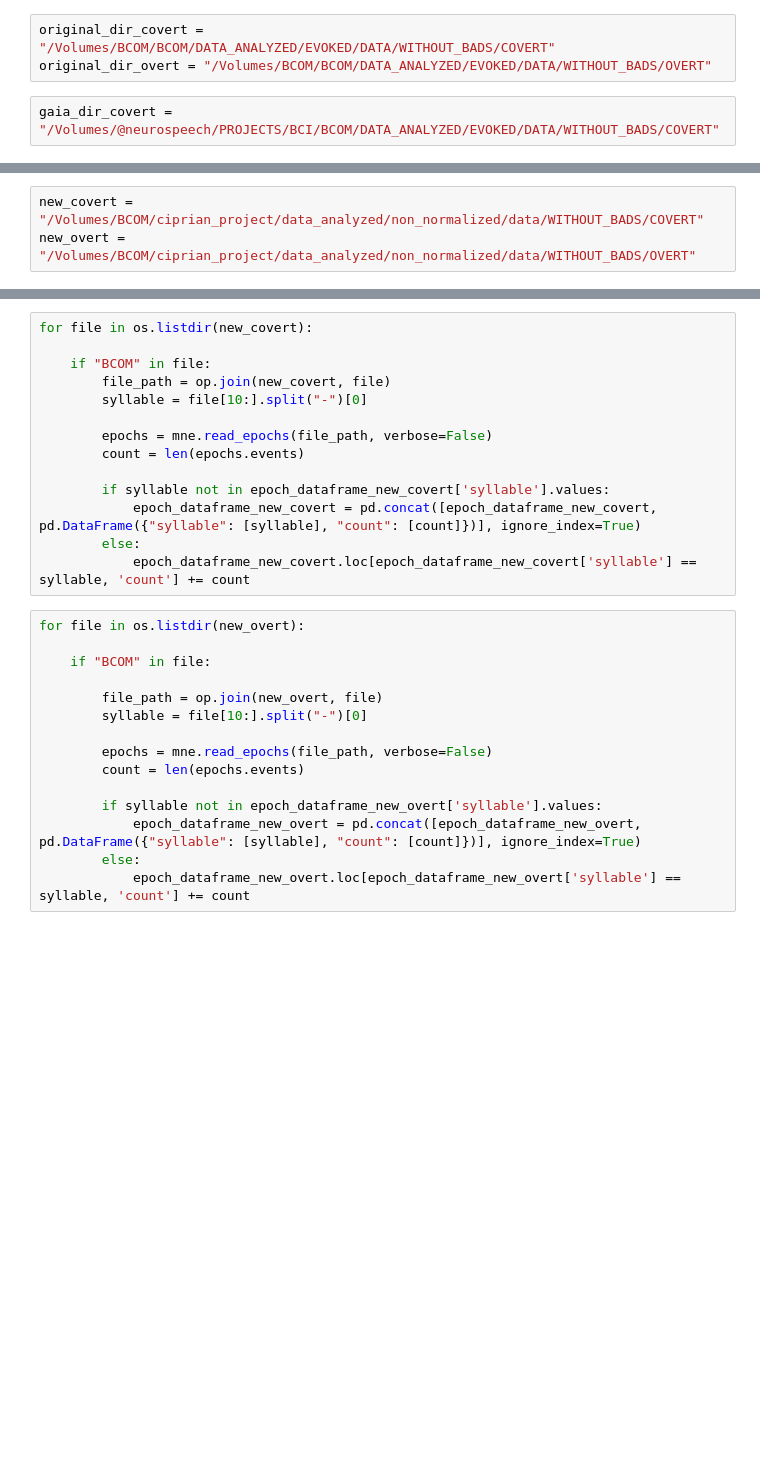
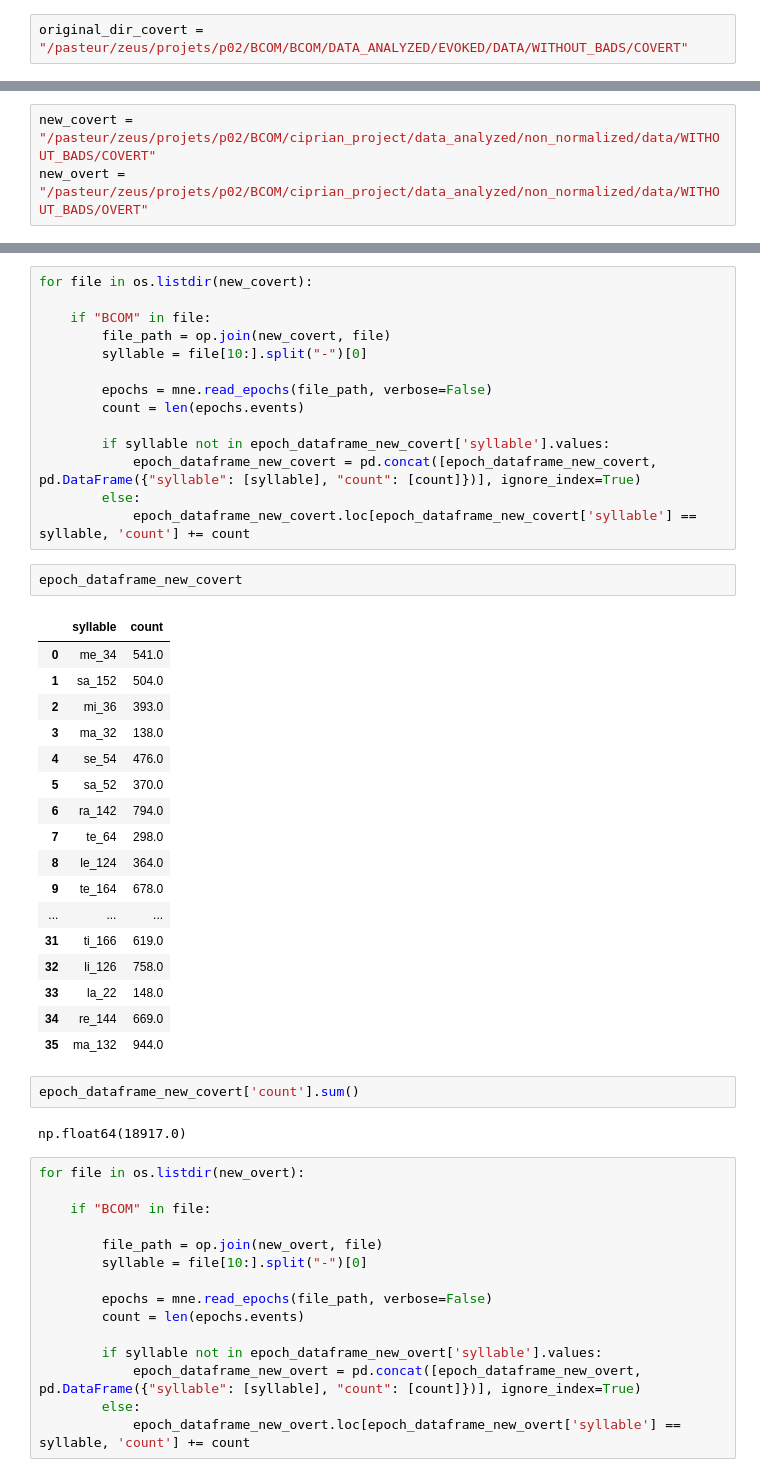
Before and after one commit to CEBangu/MEG-Decoding, a Jupyter notebook: epoch_integrity.ipynb, the cells around one changed output, grey strips where cells are left out. Drawn from its saved outputs; the diff is of its cells as text; blank space fills up the shorter version.

```diff
--- a/epoch_integrity.ipynb
+++ b/epoch_integrity.ipynb
@@ -4,10 +4,7 @@ import os
 import os.path as op
 import pandas as pd
 # %%
-original_dir_covert = "/Volumes/BCOM/BCOM/DATA_ANALYZED/EVOKED/DATA/WITHOUT_BADS/COVERT"
-original_dir_overt = "/Volumes/BCOM/BCOM/DATA_ANALYZED/EVOKED/DATA/WITHOUT_BADS/OVERT"
+original_dir_covert = "/pasteur/zeus/projets/p02/BCOM/BCOM/DATA_ANALYZED/EVOKED/DATA/WITHOUT_BADS/COVERT"
-# %%
-gaia_dir_covert = "/Volumes/@neurospeech/PROJECTS/BCI/BCOM/DATA_ANALYZED/EVOKED/DATA/WITHOUT_BADS/COVERT"
 # %%
 epoch_dataframe_original_covert = pd.DataFrame({"syllable": [],
                                 "count": []})
@@ -189,8 +284,8 @@ epoch_dataframe_original_overt
 | 30 | re_144 | 39.0 |
 | 31 | me_34 | 57.0 |
 # %%
-new_covert = "/Volumes/BCOM/ciprian_project/data_analyzed/non_normalized/data/WITHOUT_BADS/COVERT"
-new_overt = "/Volumes/BCOM/ciprian_project/data_analyzed/non_normalized/data/WITHOUT_BADS/OVERT"
+new_covert = "/pasteur/zeus/projets/p02/BCOM/ciprian_project/data_analyzed/non_normalized/data/WITHOUT_BADS/COVERT"
+new_overt = "/pasteur/zeus/projets/p02/BCOM/ciprian_project/data_analyzed/non_normalized/data/WITHOUT_BADS/OVERT"
 # %%
 epoch_dataframe_new_covert = pd.DataFrame({"syllable": [],
                                 "count": []})
@@ -210,6 +305,30 @@ for file in os.listdir(new_covert):
             epoch_dataframe_new_covert = pd.concat([epoch_dataframe_new_covert, pd.DataFrame({"syllable": [syllable], "count": [count]})], ignore_index=True)
         else:
             epoch_dataframe_new_covert.loc[epoch_dataframe_new_covert['syllable'] == syllable, 'count'] += count
+# %%
+epoch_dataframe_new_covert
+# %% [output]
+|  | syllable | count |
+| 0 | me_34 | 541.0 |
+| 1 | sa_152 | 504.0 |
+| 2 | mi_36 | 393.0 |
+| 3 | ma_32 | 138.0 |
+| 4 | se_54 | 476.0 |
+| 5 | sa_52 | 370.0 |
+| 6 | ra_142 | 794.0 |
+| 7 | te_64 | 298.0 |
+| 8 | le_124 | 364.0 |
+| 9 | te_164 | 678.0 |
+| ... | ... | ... |
+| 31 | ti_166 | 619.0 |
+| 32 | li_126 | 758.0 |
+| 33 | la_22 | 148.0 |
+| 34 | re_144 | 669.0 |
+| 35 | ma_132 | 944.0 |
+# %%
+epoch_dataframe_new_covert['count'].sum()
+# %% [output]
+np.float64(18917.0)
 # %%
 for file in os.listdir(new_overt):
 
```
Also changed, not shown: parts of 11 cells of this notebook, 1 other file.
